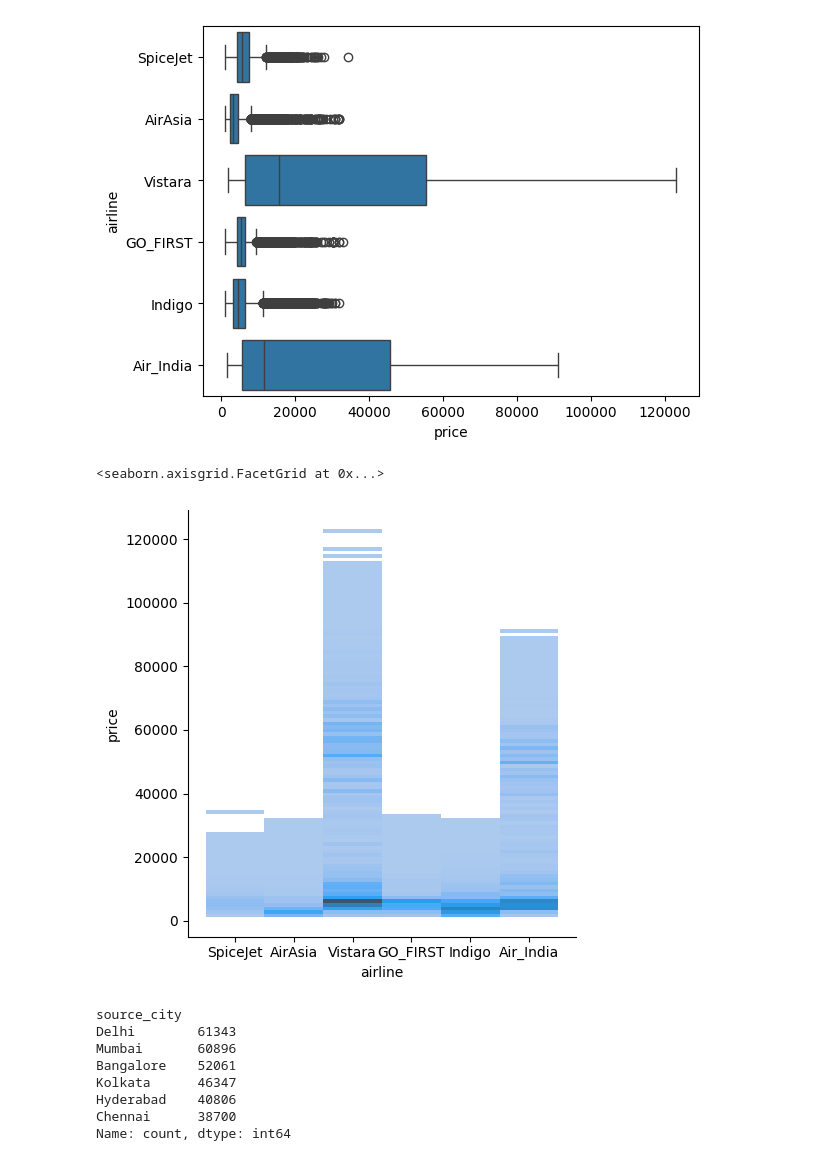
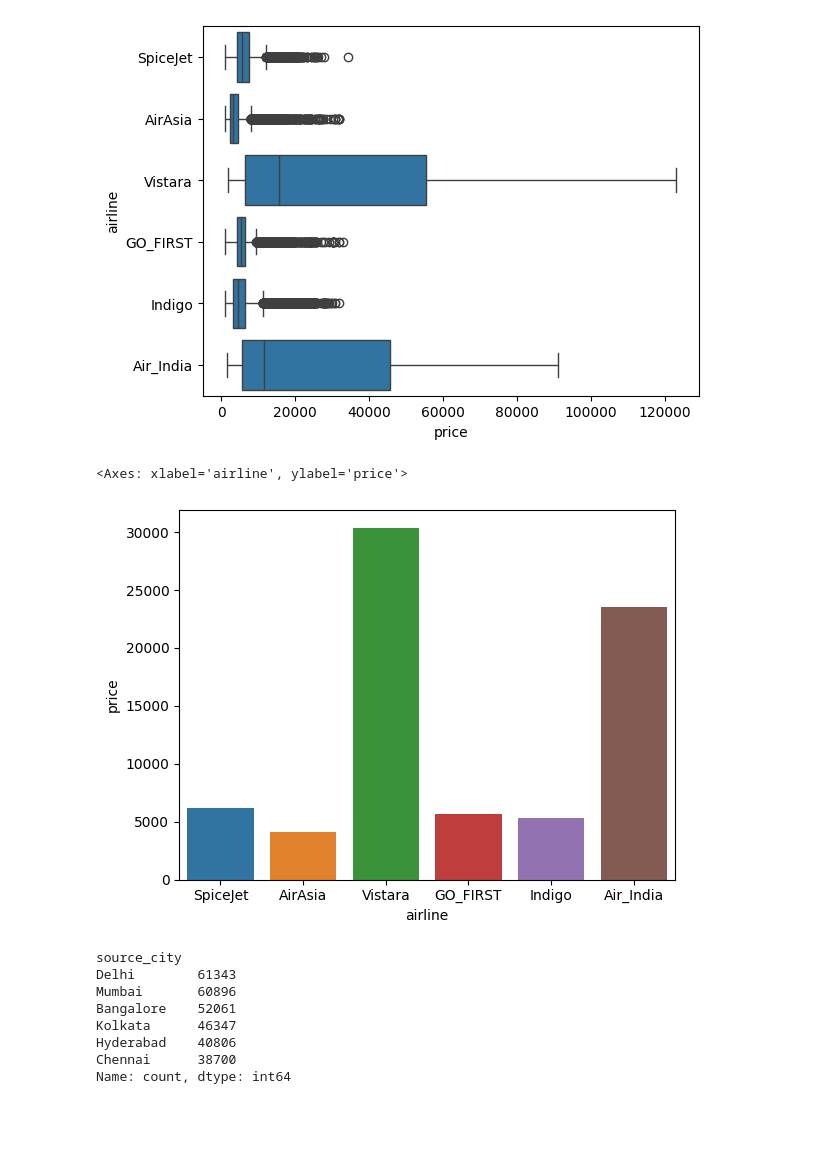
Before and after one commit to Data-Analysis-Hub/Machine-Learning-Flight-ticket-prices-prediction, a Jupyter notebook: tasks.ipynb, the cells around one changed output. Drawn from its saved outputs; the diff is of its cells as text; code cells hidden in the pictures; blank space fills up the shorter version.

Commit message:
graph modefied

```diff
--- a/tasks.ipynb
+++ b/tasks.ipynb
@@ -141,10 +143,10 @@ sns.boxplot(data = df , x="price", y ="airline")
 <Axes: xlabel='price', ylabel='airline'>
 [figure]
 # %%
-sns.displot(data = df , x="airline", y ="price")
+sns.barplot(data = df , x="airline", y ="price", errorbar=None, hue = 'airline')
 # %% [output]
-<seaborn.axisgrid.FacetGrid at 0x...>
+<Axes: xlabel='airline', ylabel='price'>
-[figure, old version]
+[figure, new version]
 # %%
 #ANALYSE DES ROUTES
 
```
Also changed, not shown: parts of 2 cells of this notebook.
